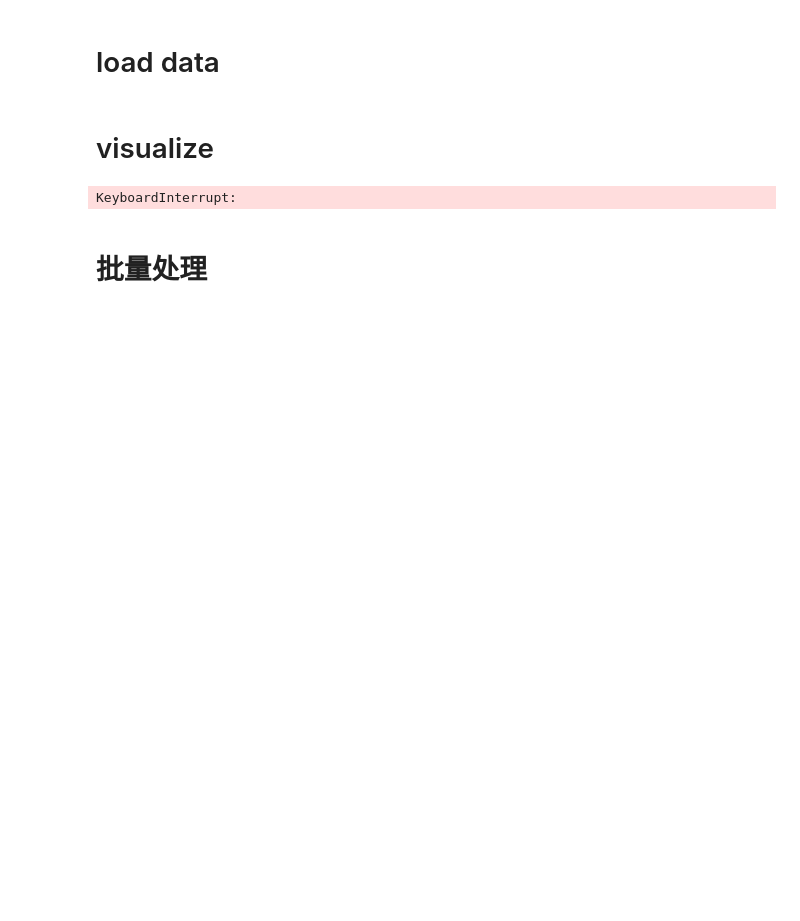
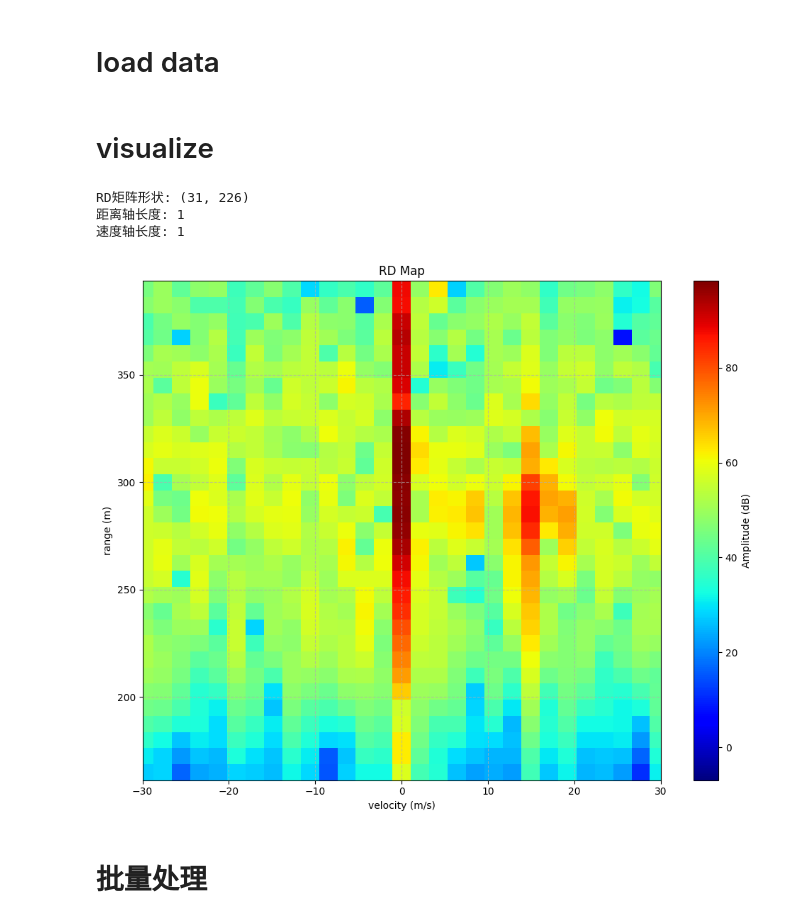
Before and after one commit to IgnorantCopy/ObjectTracking, a Jupyter notebook: data/preprocessing.ipynb, the cells around one changed output. Cells and saved outputs as stored; diff of their text form; code cells hidden in the pictures; blank space fills up the shorter version.

```diff
--- a/data/preprocessing.ipynb
+++ b/data/preprocessing.ipynb
@@ -8,8 +8,10 @@ from matplotlib import pyplot as plt
 # %% [markdown]
 # load data
 # %%
+data_root = "/home/nju-student/mkh/datasets/radar/MTD_Results"
+
 def read_matlab_v73_file(label, batch, frame):
-    file_path = f"E:/DataSets/挑战杯_揭榜挂帅_CQ-08赛题_数据集/MTD_Results/Label_{label}/Batch_{batch}/Frame_{frame}/MTD_result.mat"
+    file_path = os.path.join(data_root, f"Label_{label}/Batch_{batch}/Frame_{frame}/MTD_result.mat")
     with h5py.File(file_path, 'r') as f:
         var_names = list(f.keys())
         data = {}
@@ -72,10 +74,10 @@ def visualize_rd_matrix(data, save_path=None, eps=1e-6, verbose=False):
     X, Y = np.meshgrid(velocity_axis, range_axis)
     plt.pcolormesh(X, Y, value, shading='auto', cmap='jet')
     plt.xlim(-30, 30)
-    plt.colorbar(label='幅度')
-    plt.xlabel('速度 (m/s)')
-    plt.ylabel('距离 (m)')
-    plt.title('距离-多普勒图 (RD Map)')
+    plt.colorbar(label='Amplitude (dB)')
+    plt.xlabel('velocity (m/s)')
+    plt.ylabel('range (m)')
+    plt.title('RD Map')
     plt.grid(True, linestyle='--', alpha=0.7)
     plt.tight_layout()
     if save_path:
@@ -85,14 +87,17 @@ def visualize_rd_matrix(data, save_path=None, eps=1e-6, verbose=False):
     else:
         plt.show()
 # %%
-label = 3
-batch = 290
+label = 1
+batch = 1
 frame = 1
 
 data = read_matlab_v73_file(label, batch, frame)
 visualize_rd_matrix(data, verbose=True)
 # %% [output]
-KeyboardInterrupt:
+RD矩阵形状: (31, 226)
+距离轴长度: 1
+速度轴长度: 1
+[figure, added]
 # %% [markdown]
 # 批量处理
 # %%
```
Also changed, not shown: parts of 8 cells of this notebook, 3 other files.
